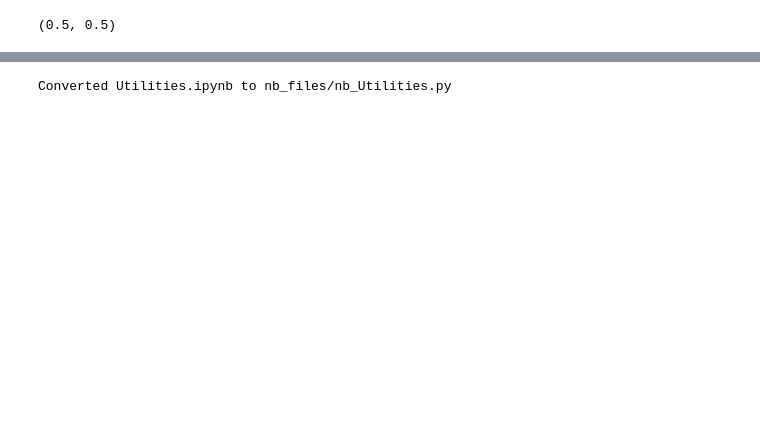
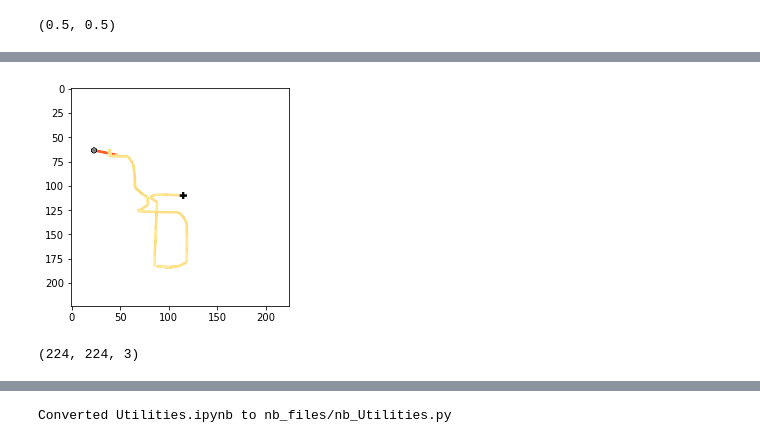
Before and after one commit to SBrewer15/AirSim-UAV-Reinforcement-Learning, a Jupyter notebook: Utilities.ipynb, the cells around one changed output, grey strips where cells are left out. Cells and saved outputs as stored; diff of their text form; code cells hidden in the pictures; blank space fills up the shorter version.

Commit message:
added load csv for gps cleaned up notebook

```diff
--- a/Utilities.ipynb
+++ b/Utilities.ipynb
@@ -90,3 +90,14 @@ plt.show()
+# %%
+img=np.load('data/GPS.npy')
+img=img.reshape(img.shape[1], img.shape[2],3)
+plt.imshow(img, interpolation='nearest')
+plt.show()
+# %% [output]
+[figure, added]
+# %%
+img.shape
+# %% [output]
+(224, 224, 3)
 # %%
 def Value2Color(val, vmin=0, vmax=1, palette='YlOrRd', zerocolor='#e3e3e3'):
     """Input value from vmin to vmax returns hex color based on value and palette"""
```
Also changed, not shown: parts of 32 cells of this notebook.
